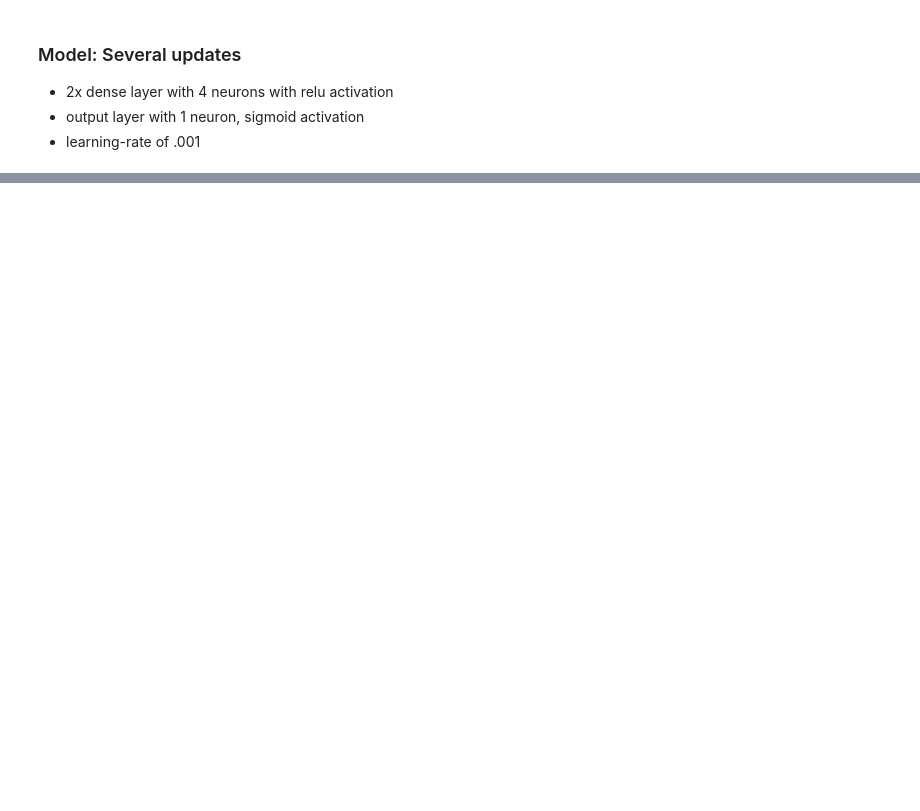
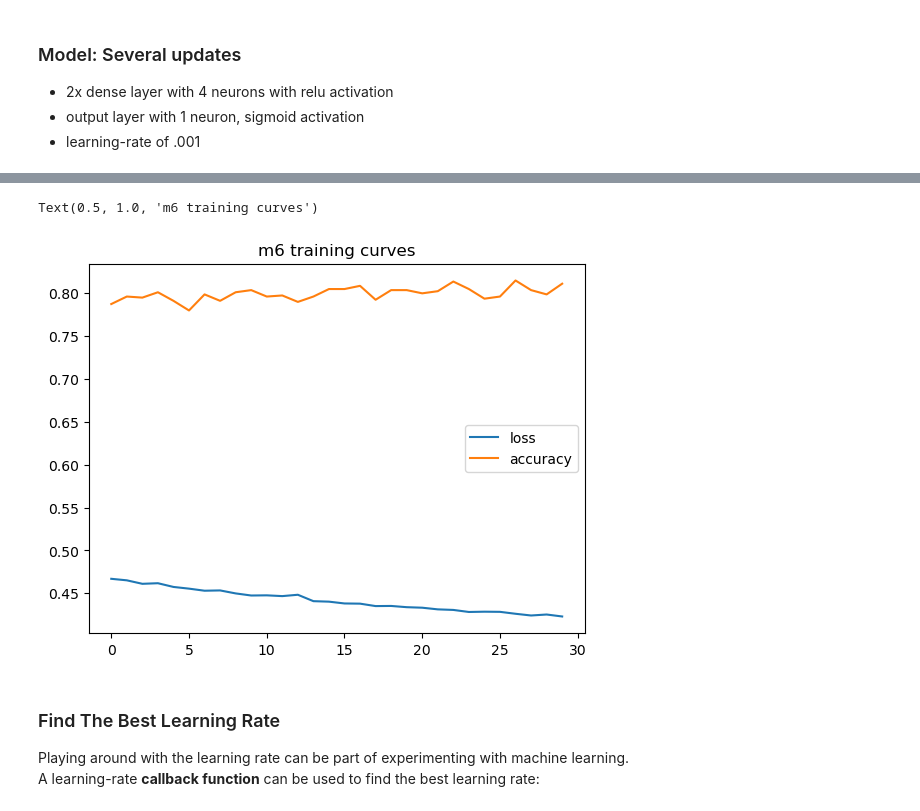
Before and after one commit to imagineLife/next-big-site, a Jupyter notebook: public/notebooks/classification-intro.ipynb, the cells around one changed output, grey strips where cells are left out. Drawn from its saved outputs; the diff is of its cells as text; code cells hidden in the pictures; blank space fills up the shorter version.

```diff
--- a/public/notebooks/classification-intro.ipynb
+++ b/public/notebooks/classification-intro.ipynb
@@ -287,0 +362,10 @@ doing binary classifcation...
+# %%
+pd.DataFrame(m6History.history).plot()
+plt.title("m6 training curves")
+# %% [output]
+Text(0.5, 1.0, 'm6 training curves')
+[figure, added]
+# %% [markdown]
+### Find The Best Learning Rate
+Playing around with the learning rate can be part of experimenting with machine learning.
+A learning-rate **callback function** can be used to find the best learning rate:
```
Also changed, not shown: parts of 22 cells of this notebook.
